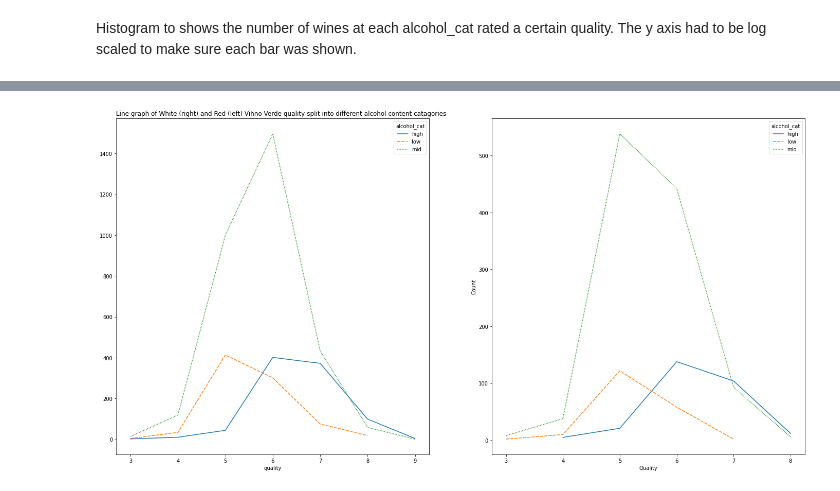
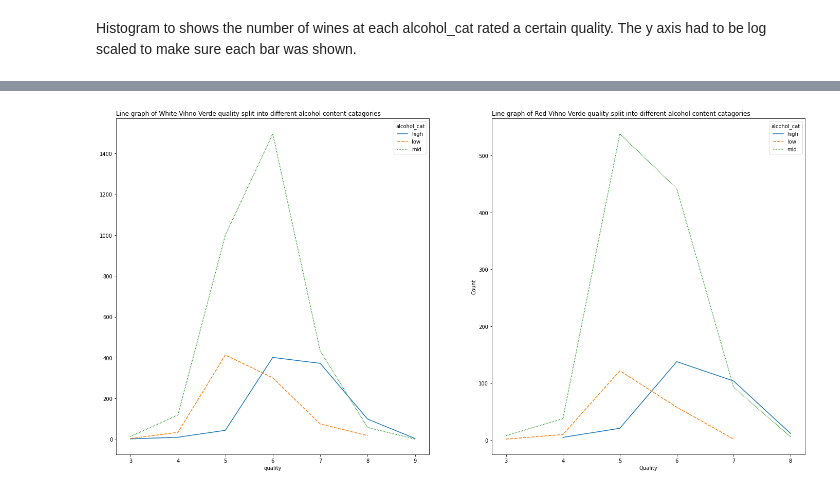
Before and after one commit to c0037654Newcastle/CSC2034-DS-Project, a Jupyter notebook: CSC2034_DS_Project.ipynb, the cells around one changed output, grey strips where cells are left out. Saved outputs shown, nothing was run; the diff lists cells and outputs as text; code cells hidden in the pictures.

```diff
--- a/CSC2034_DS_Project.ipynb
+++ b/CSC2034_DS_Project.ipynb
@@ -193,17 +184,18 @@ plt.close()
 # %%
 white_sub_dataset = white_vihno_dataset.pivot_table(index='quality', columns='alcohol_cat', values='alcohol', aggfunc='count')
 red_sub_dataset = red_vihno_dataset.pivot_table(index='quality', columns='alcohol_cat', values='alcohol', aggfunc='count')
 
-fig, (ax1, ax2) = plt.subplots(figsize=(24, 12), ncols=2)#, sharex=True, sharey=True)
+fig, (ax1, ax2) = plt.subplots(figsize=(24, 12), ncols=2)
 
-ax1.set_title("Line graph of White (right) and Red (left) Vihno Verde quality split into different alcohol content catagories", loc='left')
+ax1.set_title("Line graph of White Vihno Verde quality split into different alcohol content catagories", loc='left')
+ax2.set_title("Line graph of Red Vihno Verde quality split into different alcohol content catagories", loc='left')
 
 sns.lineplot(data=white_sub_dataset, ax=ax1)
 sns.lineplot(data=red_sub_dataset, ax=ax2)
 
 plt.xlabel("Quality")
 plt.ylabel("Count")
 plt.show()
 plt.close()
 # %% [output]
-[figure, old version]
+[figure, new version]
```
Also changed, not shown: parts of 32 cells of this notebook.
